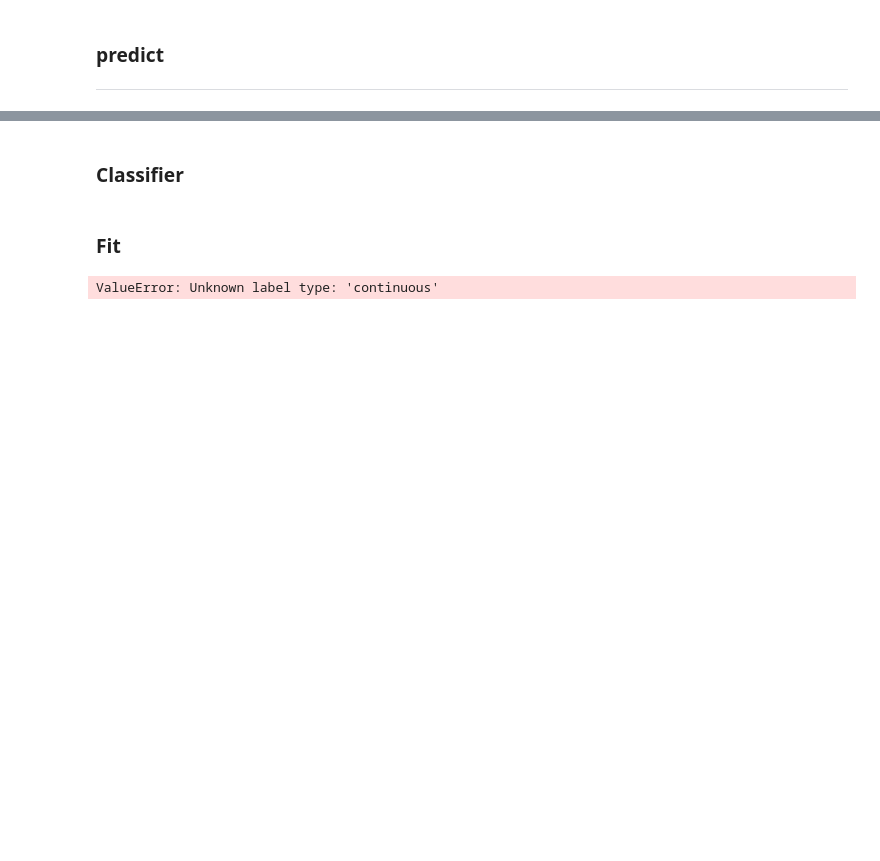
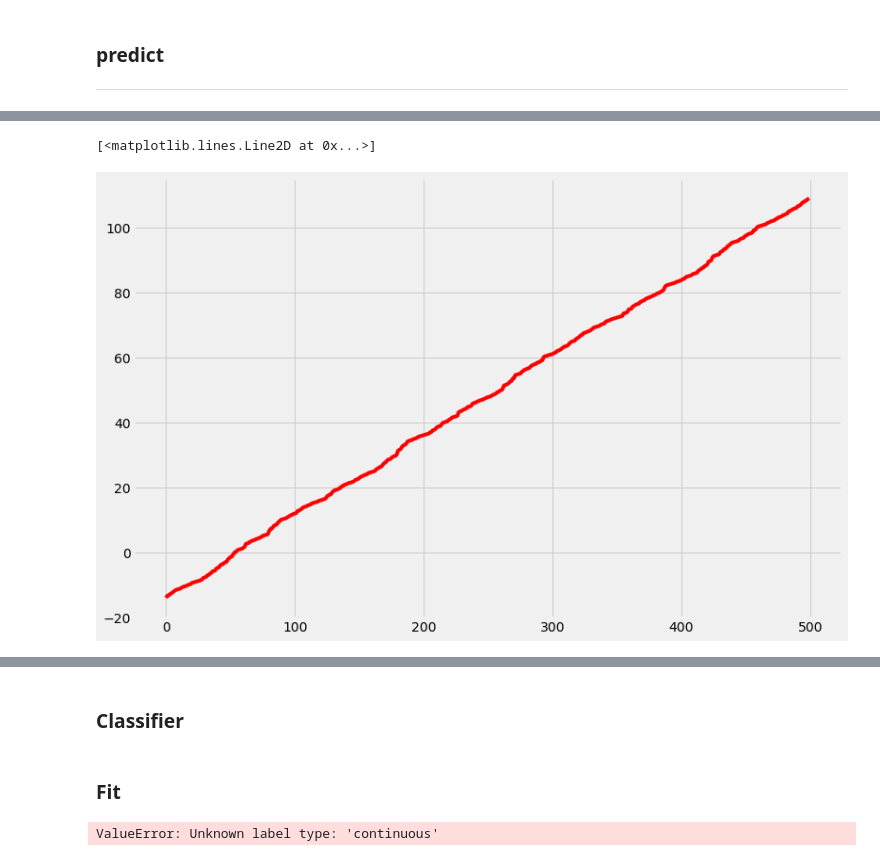
Before and after one commit to G00387867/FDA-project, a Jupyter notebook: power-production.ipynb, the cells around one changed output, grey strips where cells are left out. Cells and saved outputs as stored; diff of their text form; code cells hidden in the pictures; blank space fills up the shorter version.

```diff
--- a/power-production.ipynb
+++ b/power-production.ipynb
@@ -103,19 +158,15 @@ def f(x, p):
 # https://github.com/ianmcloughlin/jupyter-teaching-notebooks/blob/master/models.ipynb
 # pda : Notebook: Models
 
-import sklearn.linear_model as lin
+import sklearn.linear_model as lim
 
-x = df["speed"].to_numpy()
-y = df["power"].to_numpy()
+speed = df["speed"].to_numpy()
+power = df["power"].to_numpy()
 
-x = x.reshape(-1, 1)
+speed = speed.reshape(-1, 1)
 
-# assigning the type of regression
-model = lin.LinearRegression()
-model.fit(x, y)
+# Create a linear regression model instance.
+m = lim.LinearRegression()
 
-# regression
-r = model.score(x, y)
-
-# training model
-p = [model.intercept_, model.coef_[0]]
+# Ask the model to fit the data.
+m.fit(speed, power)
@@ -129,0 +192,4 @@ p
+# %%
+# training model
+p = [m.intercept_, m.coef_[0]]
+p
@@ -133,7 +201,11 @@ p
 # %%
 # linear regression function
 
-def predict(x):
-    return f(x, p)
+def predict(speed):
+    """
+    predicting the power using speed as input
+
+    """
+    return f(speed, p)
 # %%
 # f(x, p)
@@ -161,0 +212,7 @@ TypeError: predict() missing 1 required positional argument: 'x'
+# %%
+z = predict(speed)
+# %%
+plt.plot(z, "r-")
+# %% [output]
+[<matplotlib.lines.Line2D at 0x...>]
+[figure, added]
```
Also changed, not shown: parts of 23 cells of this notebook.
